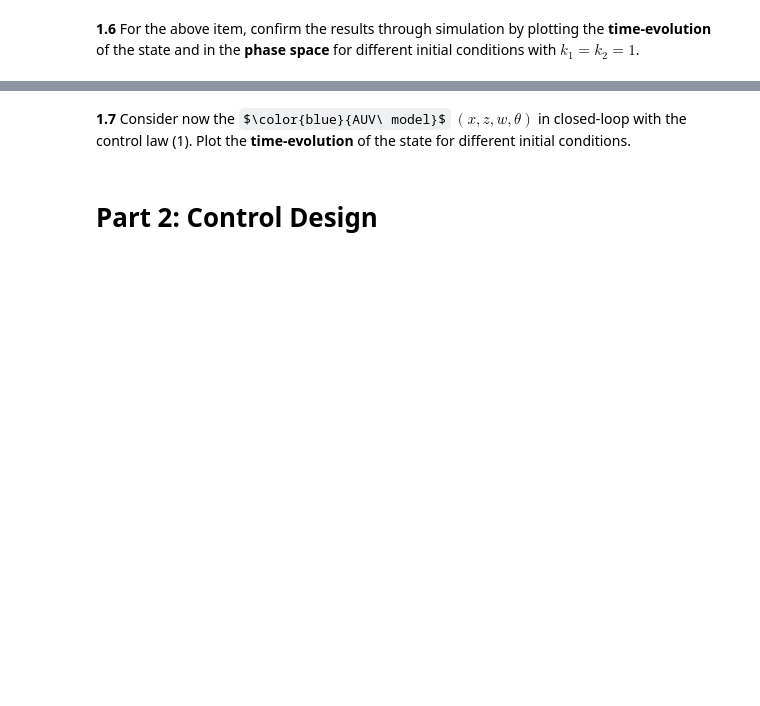
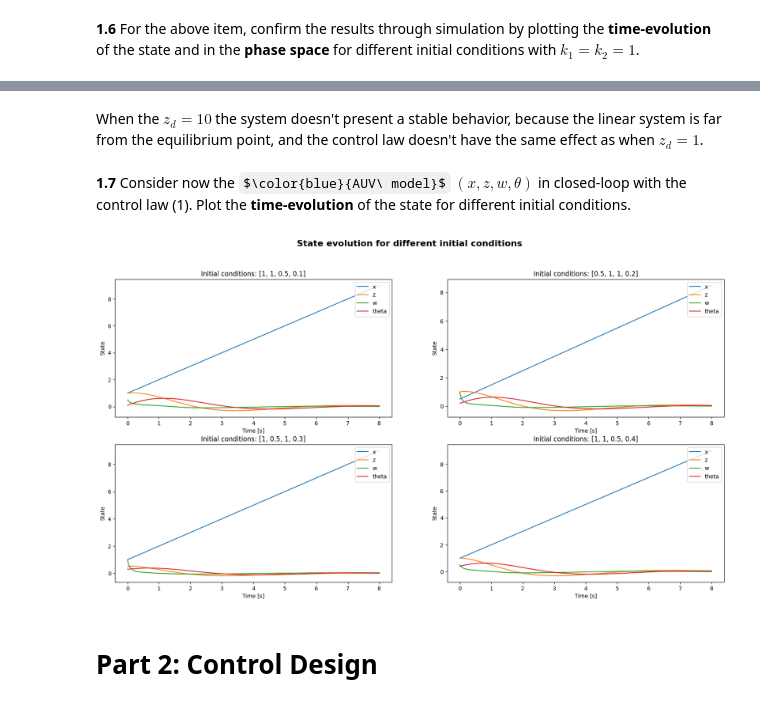
Before and after one commit to TiagoClaro02/ControlAndOptimization, a Jupyter notebook: CO_project1and2.ipynb, the cells around one changed output, grey strips where cells are left out. Cells and saved outputs as stored; diff of their text form; code cells hidden in the pictures; some formulas as TeX source; blank space fills up the shorter version.

```diff
--- a/CO_project1and2.ipynb
+++ b/CO_project1and2.ipynb
@@ -526,3 +544,5 @@ plt.show()
+# %% [markdown]
+When the $z_d = 10$ the system doesn't present a stable behavior, because the linear system is far from the equilibrium point, and the control law doesn't have the same effect as when $z_d = 1$.
 # %% [markdown]
 **1.7**
 Consider now the $\color{blue}{AUV\ model}$ $(x,z,w,\theta)$ in closed-loop with the control law (1).
@@ -530,38 +550,58 @@ Plot the **time-evolution** of the state  for different initial conditions.
 # %%
 import numpy as np
 from scipy.integrate import odeint
 import matplotlib.pyplot as plt
 
+vd = 1
+d1 = -3
+d2 = -12
+m = 0.9
+zd = 1
+k1 = 1
+k2 = 1
+
 # Define the AUV model and control law
 def auv_model(state, t):
-    x, z, w, theta = state
-    v_d = 1
-    d_1 = -3
-    d_2 = -12
-    dxdt = v_d
-    dzdt = -v_d * np.tan(theta) + w / np.cos(theta)
-    dwdt = d_1 * w + d_2 * w * abs(w)
-    dthetadt = 0  # assuming theta is constant
-    return [dxdt, dzdt, dwdt, dthetadt]
+	x = state[0]
+	z = state[1]
+	w = state[2]
+	theta = state[3]
+
+	# Control law
+	dxdt = vd
+	dzdt = -vd*np.tan(theta) + w/np.cos(theta)
+	dwdt = d1*w + d2*w*abs(w) + m*(vd/np.cos(theta) - w*np.tan(theta))*(k1*z- k2*theta)
+	dthetadt = k1*z - k2*theta
+
+	return np.array([dxdt, dzdt, dwdt, dthetadt])
 
 # Define the time points where the solution is computed
-t = np.linspace(0, 1, 1000)
+t = np.linspace(0, 8, 1000)
 
 # Define different initial conditions
 initial_conditions = [[1, 1, 0.5, 0.1], [0.5, 1, 1, 0.2], [1, 0.5, 1, 0.3], [1, 1, 0.5, 0.4]]
 
-# For each set of initial conditions, solve the system and plot the results
-for ic in initial_conditions:
-    solution = odeint(auv_model, ic, t)
-    plt.figure()
-    plt.plot(t, solution[:, 0], label='x')
-    plt.plot(t, solution[:, 1], label='z')
-    plt.plot(t, solution[:, 2], label='w')
-    plt.plot(t, solution[:, 3], label='theta')
-    plt.legend()
-    plt.xlabel('Time')
-    plt.ylabel('State')
-    plt.title(f'Time-evolution of the state for initial conditions: {ic}')
+# Plot the results in the 4 subplots
+
+fig, axs = plt.subplots(2, 2, figsize=(20, 10))
+
+fig.suptitle('State evolution for different initial conditions', fontsize=16, fontweight='bold')
+
+for i in range(4):
+	state = initial_conditions[i]
+	states = odeint(auv_model, state, t)
+	axs[i//2, i%2].plot(t, states[:,0], label='x')
+	axs[i//2, i%2].plot(t, states[:,1], label='z')
+	axs[i//2, i%2].plot(t, states[:,2], label='w')
+	axs[i//2, i%2].plot(t, states[:,3], label='theta')
+	axs[i//2, i%2].set_xlabel('Time [s]')
+	axs[i//2, i%2].set_ylabel('State')
+	axs[i//2, i%2].set_title('Initial conditions: ' + str(state))
+	axs[i//2, i%2].legend(loc='upper right')
+
+plt.show()
+# %% [output]
+[figure, added]
 # %% [markdown]
 # **Part 2: Control Design**
 # %% [markdown]
```
Also changed, not shown: parts of 13 cells of this notebook.
